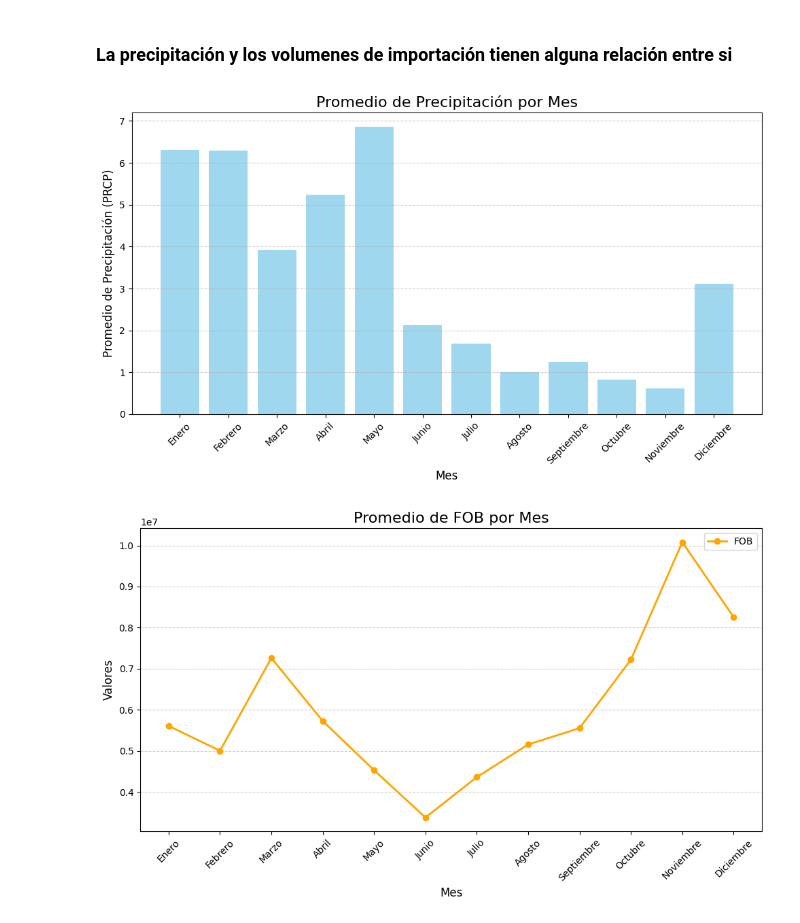
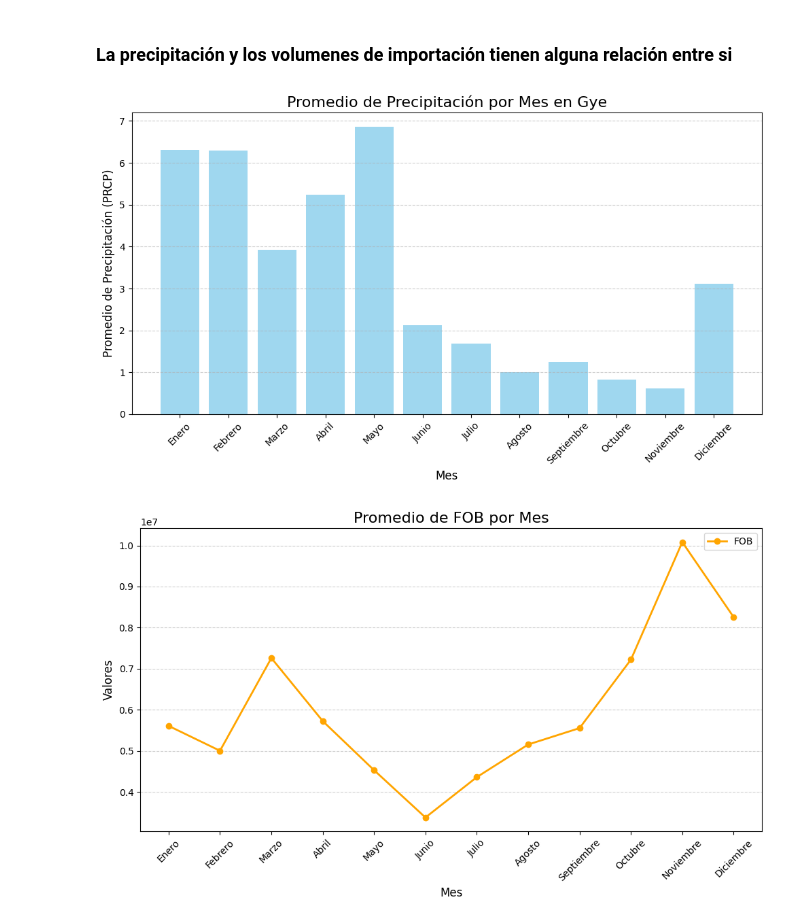
Before and after one commit to auricIecu/EDA, a Jupyter notebook: EDA_AgroWeather_Market.ipynb, the cells around one changed output. Drawn from its saved outputs; the diff is of its cells as text; code cells hidden in the pictures.

```diff
--- a/EDA_AgroWeather_Market.ipynb
+++ b/EDA_AgroWeather_Market.ipynb
@@ -319,24 +294,24 @@ Esta hipotesis queda inconclusa, ya que ninguna correlacion resalta entre las va
 # %%
 promedio_prcp_por_mes = pd.read_csv('/Users/auric/REPO_TEST/Entregas/Entrega 28 - 03 de abril de marzo/EDA Agricultura_Clima Ecuador/EDA/Data_2/clima_si/promedio_prcp_por_mes.csv')
 
 plt.figure(figsize=(10, 6))
 plt.bar(promedio_prcp_por_mes['Month'], promedio_prcp_por_mes['Promedio PRCP'], color='skyblue', alpha=0.8)
 
 # Etiquetas y título
 plt.xlabel('Mes', fontsize=12)
 plt.ylabel('Promedio de Precipitación (PRCP)', fontsize=12)
-plt.title('Promedio de Precipitación por Mes', fontsize=16)
+plt.title('Promedio de Precipitación por Mes en Gye', fontsize=16)
 plt.xticks(ticks=range(1, 13), labels=[
     'Enero', 'Febrero', 'Marzo', 'Abril', 'Mayo', 'Junio',
     'Julio', 'Agosto', 'Septiembre', 'Octubre', 'Noviembre', 'Diciembre'
 ], rotation=45)
 plt.grid(axis='y', linestyle='--', alpha=0.6)
 
 # Mostrar el gráfico
 plt.tight_layout()
 plt.show()
 # %% [output]
-[figure, old version]
+[figure, new version]
 # %%
 merge_clima_kg_fob = pd.read_csv('/Users/auric/REPO_TEST/Entregas/Entrega 28 - 03 de abril de marzo/EDA Agricultura_Clima Ecuador/EDA/Data_2/clima_si/merge_clima_kg_fob.csv')
 
```
Also changed, not shown: parts of 5 cells of this notebook, 18 other files.
